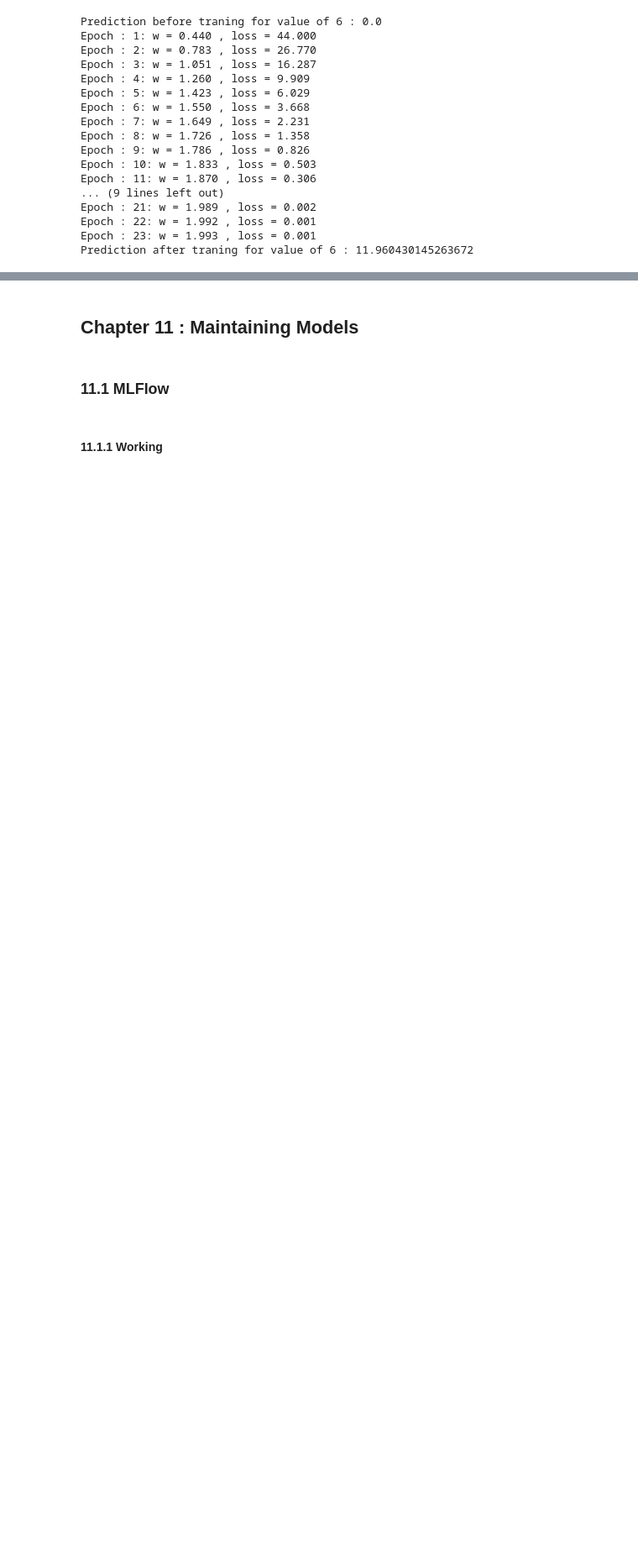
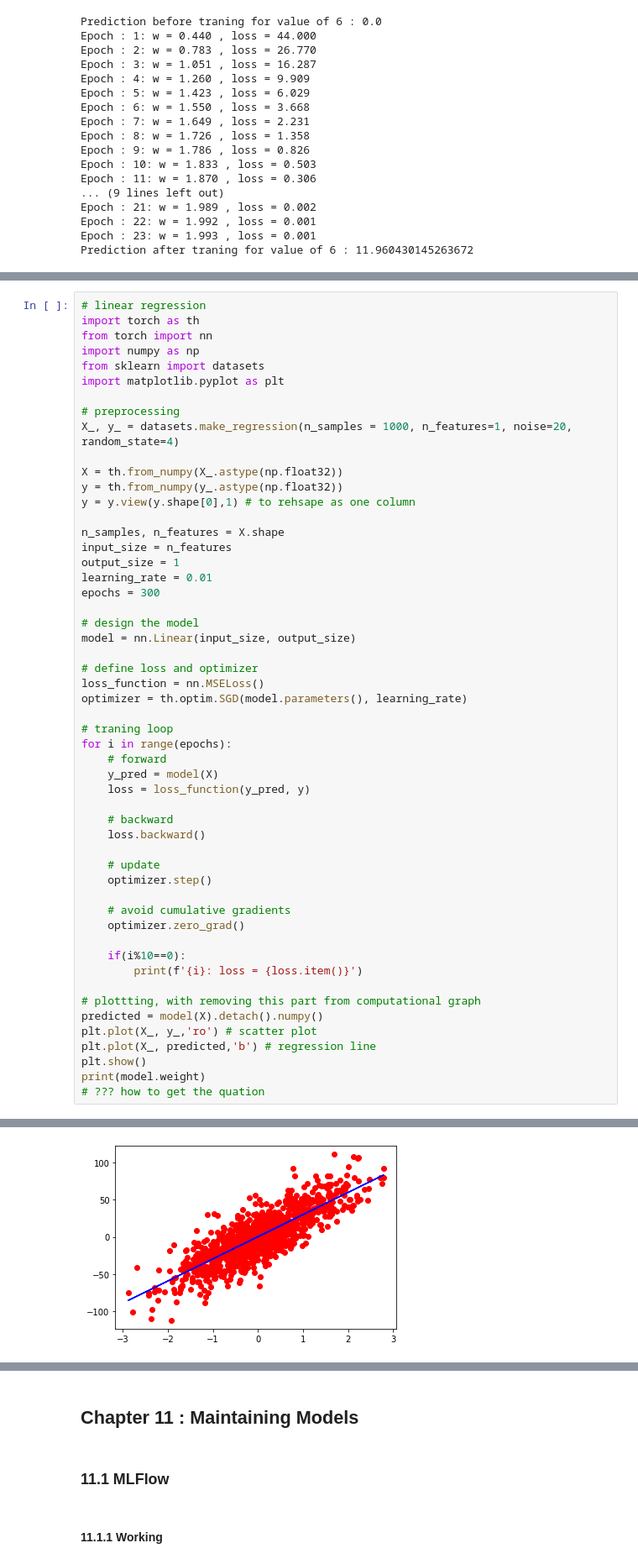
Before and after one commit to radialHuman/ds_notes, a Jupyter notebook: notes.ipynb, the cells around one changed output, grey strips where cells are left out. Shown at 84% size. Drawn from its saved outputs; the diff is of its cells as text; blank space fills up the shorter version.

```diff
--- a/notes.ipynb
+++ b/notes.ipynb
@@ -1320,0 +1416,54 @@ Prediction after traning for value of 6 : 11.960430145263672
+# %%
+# linear regression
+import torch as th
+from torch import nn
+import numpy as np
+from sklearn import datasets
+import matplotlib.pyplot as plt
+
+# preprocessing
+X_, y_ = datasets.make_regression(n_samples = 1000, n_features=1, noise=20, random_state=4)
+
+X = th.from_numpy(X_.astype(np.float32))
+y = th.from_numpy(y_.astype(np.float32))
+y = y.view(y.shape[0],1) # to rehsape as one column
+
+n_samples, n_features = X.shape
+input_size = n_features
+output_size = 1
+learning_rate = 0.01
+epochs = 300
+
+# design the model
+model = nn.Linear(input_size, output_size)
+
+# define loss and optimizer
+loss_function = nn.MSELoss()
+optimizer = th.optim.SGD(model.parameters(), learning_rate)
+
+# traning loop
+for i in range(epochs):
+    # forward
+    y_pred = model(X)
+    loss = loss_function(y_pred, y)
+
+    # backward
+    loss.backward()
+
+    # update
+    optimizer.step()
+
+    # avoid cumulative gradients
+    optimizer.zero_grad()
+
+    if(i%10==0):
+        print(f'{i}: loss = {loss.item()}')
+
+# plottting, with removing this part from computational graph
+predicted = model(X).detach().numpy()
+plt.plot(X_, y_,'ro') # scatter plot
+plt.plot(X_, predicted,'b') # regression line
+plt.show()
+print(model.weight)
+# ??? how to get the quation
+# %% [output]
@@ -1320,0 +1487 @@ Prediction after traning for value of 6 : 11.960430145263672
+[figure, added]
```
Also changed, not shown: parts of 18 cells of this notebook, 2 other files.
